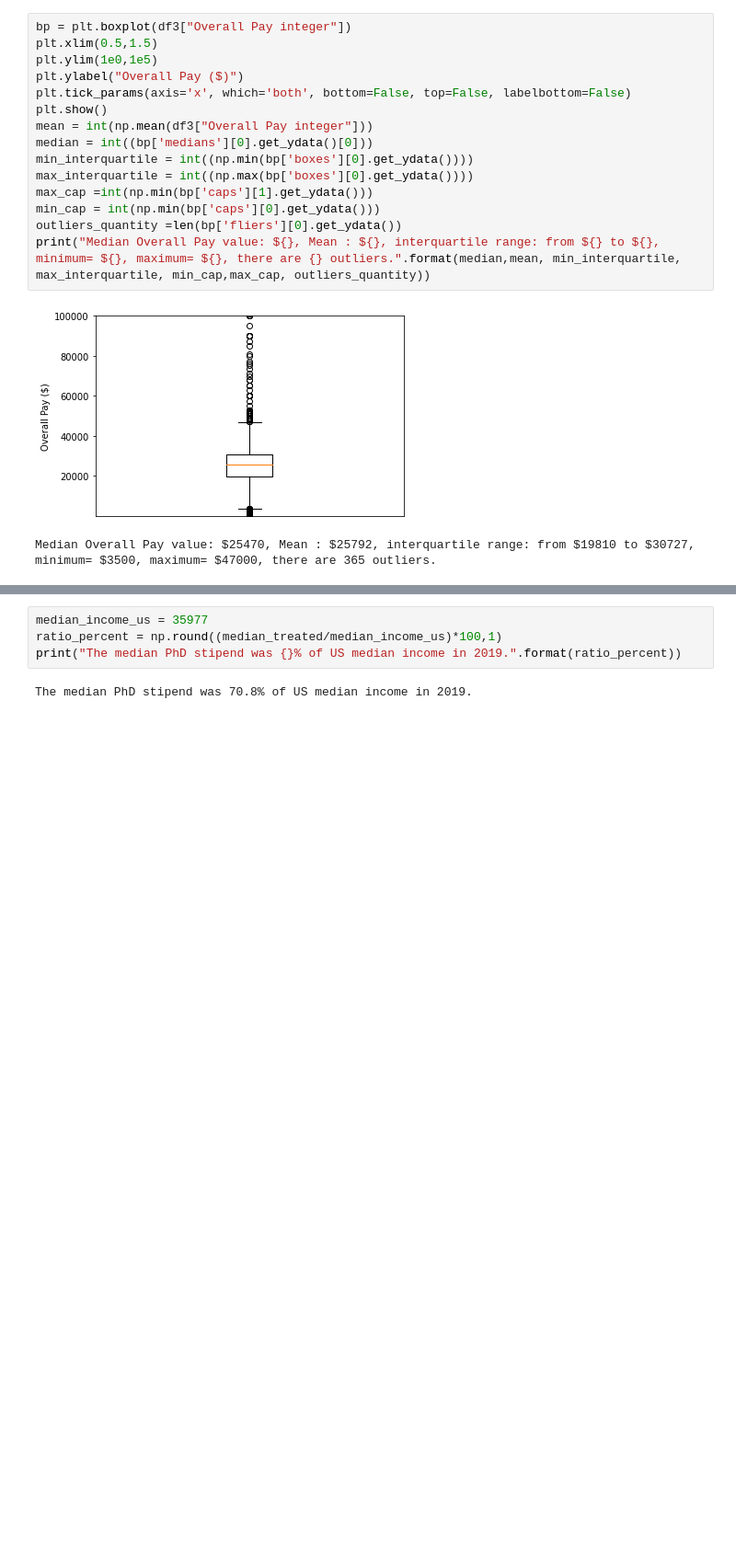
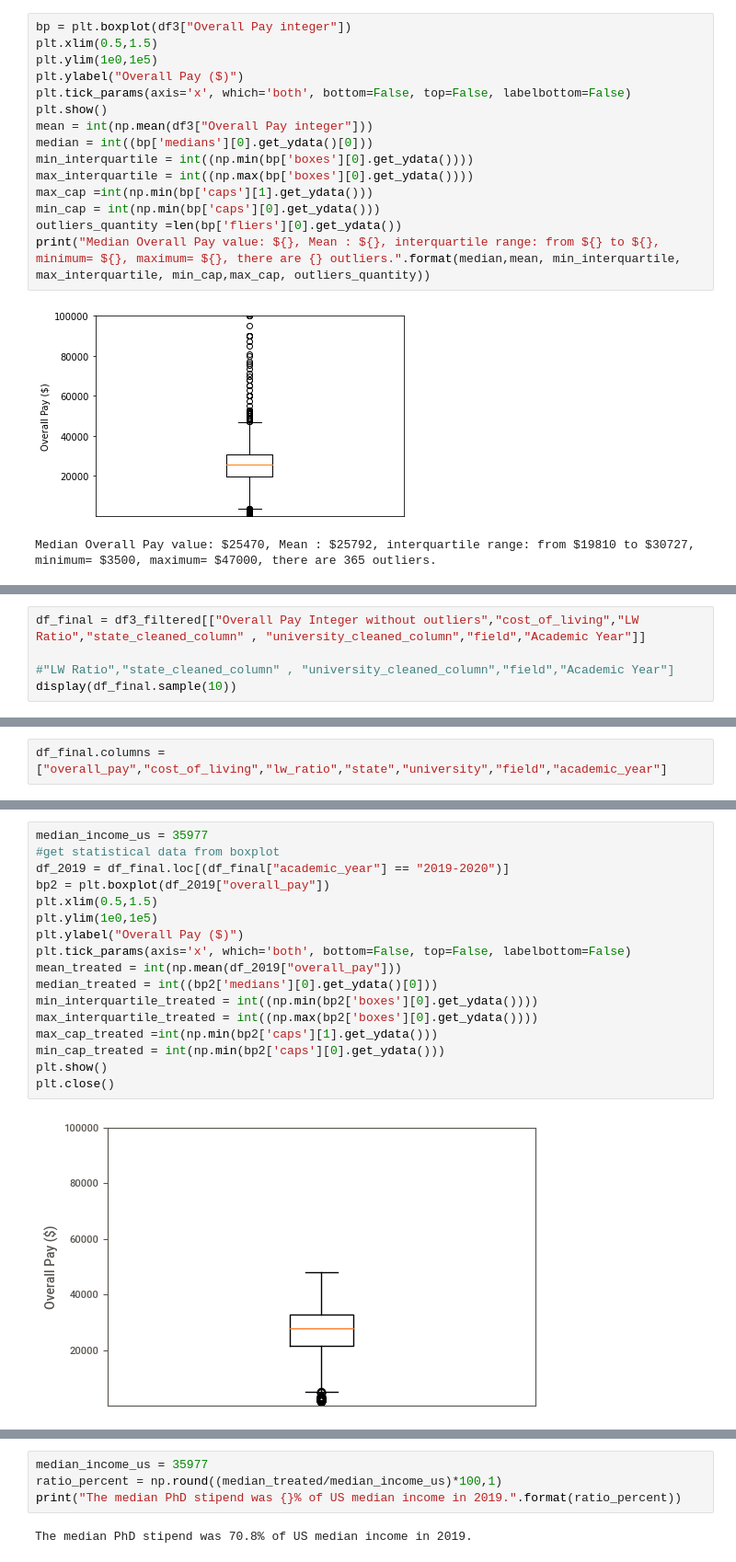
Before and after one commit to amandaventurac/PhD_salaries, a Jupyter notebook: PhD_salaries.ipynb, the cells around one changed output, grey strips where cells are left out. Shown at 92% size. Saved outputs shown, nothing was run; the diff lists cells and outputs as text; blank space fills up the shorter version.

```diff
--- a/PhD_salaries.ipynb
+++ b/PhD_salaries.ipynb
@@ -894,0 +1013,5 @@ df3["Overall Pay Integer without outliers"]= df3.apply(lambda x:  treat_outlier(
+# %%
+df_final = df3_filtered[["Overall Pay Integer without outliers","cost_of_living","LW Ratio","state_cleaned_column" , "university_cleaned_column","field","Academic Year"]]
+
+#"LW Ratio","state_cleaned_column" , "university_cleaned_column","field","Academic Year"]
+display(df_final.sample(10))
@@ -894,0 +1030,2 @@ df3["Overall Pay Integer without outliers"]= df3.apply(lambda x:  treat_outlier(
+# %%
+df_final.columns = ["overall_pay","cost_of_living","lw_ratio","state","university","field","academic_year"]
@@ -894,0 +1041,19 @@ df3["Overall Pay Integer without outliers"]= df3.apply(lambda x:  treat_outlier(
+# %%
+median_income_us = 35977
+#get statistical data from boxplot
+df_2019 = df_final.loc[(df_final["academic_year"] == "2019-2020")]
+bp2 = plt.boxplot(df_2019["overall_pay"])
+plt.xlim(0.5,1.5)
+plt.ylim(1e0,1e5)
+plt.ylabel("Overall Pay ($)")
+plt.tick_params(axis='x', which='both', bottom=False, top=False, labelbottom=False)
+mean_treated = int(np.mean(df_2019["overall_pay"]))
+median_treated = int((bp2['medians'][0].get_ydata()[0]))
+min_interquartile_treated = int((np.min(bp2['boxes'][0].get_ydata())))
+max_interquartile_treated = int((np.max(bp2['boxes'][0].get_ydata())))
+max_cap_treated =int(np.min(bp2['caps'][1].get_ydata()))
+min_cap_treated = int(np.min(bp2['caps'][0].get_ydata()))
+plt.show()
+plt.close()
+# %% [output]
+[figure, added]
```
Also changed, not shown: parts of 53 cells of this notebook.
